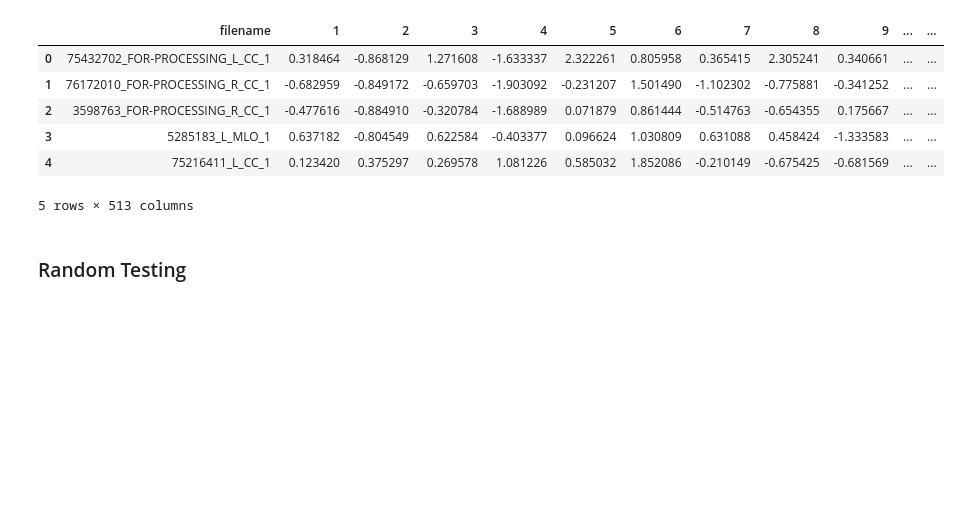
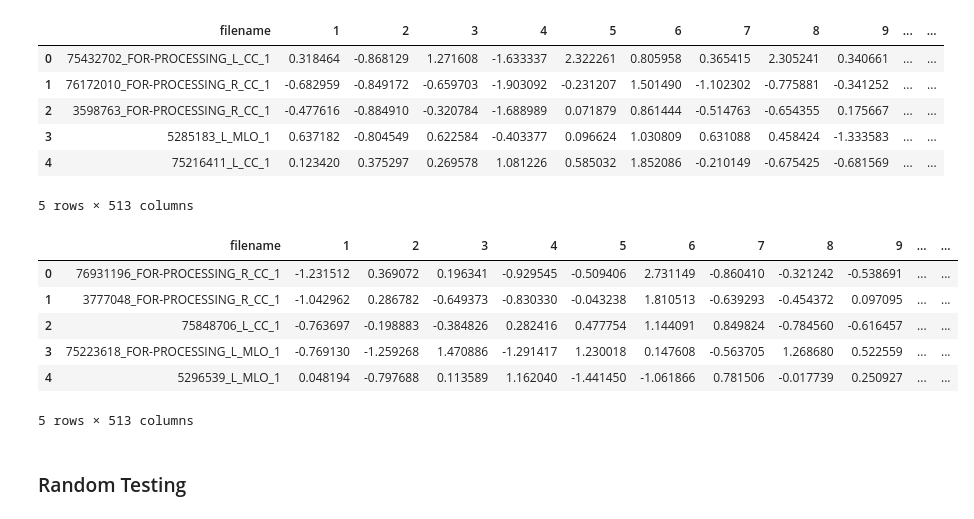
Before and after one commit to rsk2327/CBIG, a Jupyter notebook: RaceClassification/Features/Understanding Features.ipynb, the cells around one changed output. Drawn from its saved outputs; the diff is of its cells as text; code cells hidden in the pictures; blank space fills up the shorter version.

```diff
--- a/RaceClassification/Features/Understanding Features.ipynb
+++ b/RaceClassification/Features/Understanding Features.ipynb
@@ -117,3 +135,13 @@ df.head()
+# %%
+validdf.head()
+# %% [output]
+|  | filename | 1 | 2 | 3 | 4 | 5 | 6 | 7 | 8 | 9 | ... | ... |
+| 0 | 76931196_FOR-PROCESSING_R_CC_1 | -1.231512 | 0.369072 | 0.196341 | -0.929545 | -0.509406 | 2.731149 | -0.860410 | -0.321242 | -0.538691 | ... | ... |
+| 1 | 3777048_FOR-PROCESSING_R_CC_1 | -1.042962 | 0.286782 | -0.649373 | -0.830330 | -0.043238 | 1.810513 | -0.639293 | -0.454372 | 0.097095 | ... | ... |
+| 2 | 75848706_L_CC_1 | -0.763697 | -0.198883 | -0.384826 | 0.282416 | 0.477754 | 1.144091 | 0.849824 | -0.784560 | -0.616457 | ... | ... |
+| 3 | 75223618_FOR-PROCESSING_L_MLO_1 | -0.769130 | -1.259268 | 1.470886 | -1.291417 | 1.230018 | 0.147608 | -0.563705 | 1.268680 | 0.522559 | ... | ... |
+| 4 | 5296539_L_MLO_1 | 0.048194 | -0.797688 | 0.113589 | 1.162040 | -1.441450 | -1.061866 | 0.781506 | -0.017739 | 0.250927 | ... | ... |
+5 rows × 513 columns
 # %% [markdown]
 ### Random Testing
 # %%
```
Also changed, not shown: parts of 40 cells of this notebook, 1 other file.
